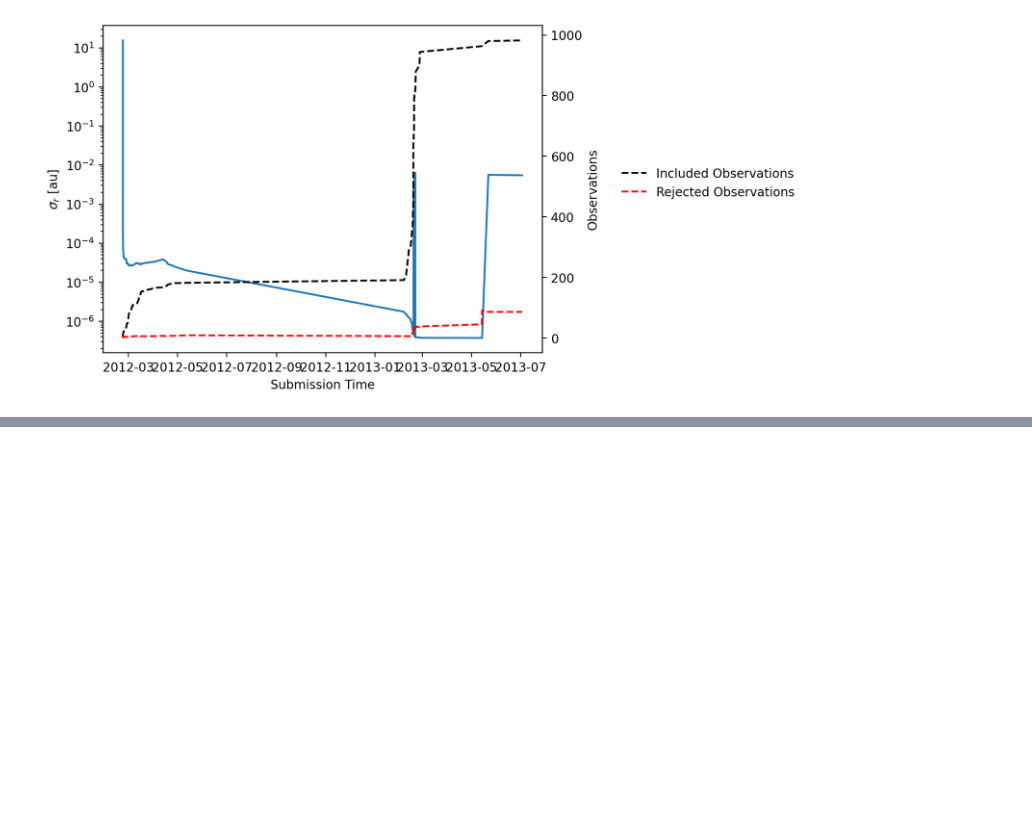
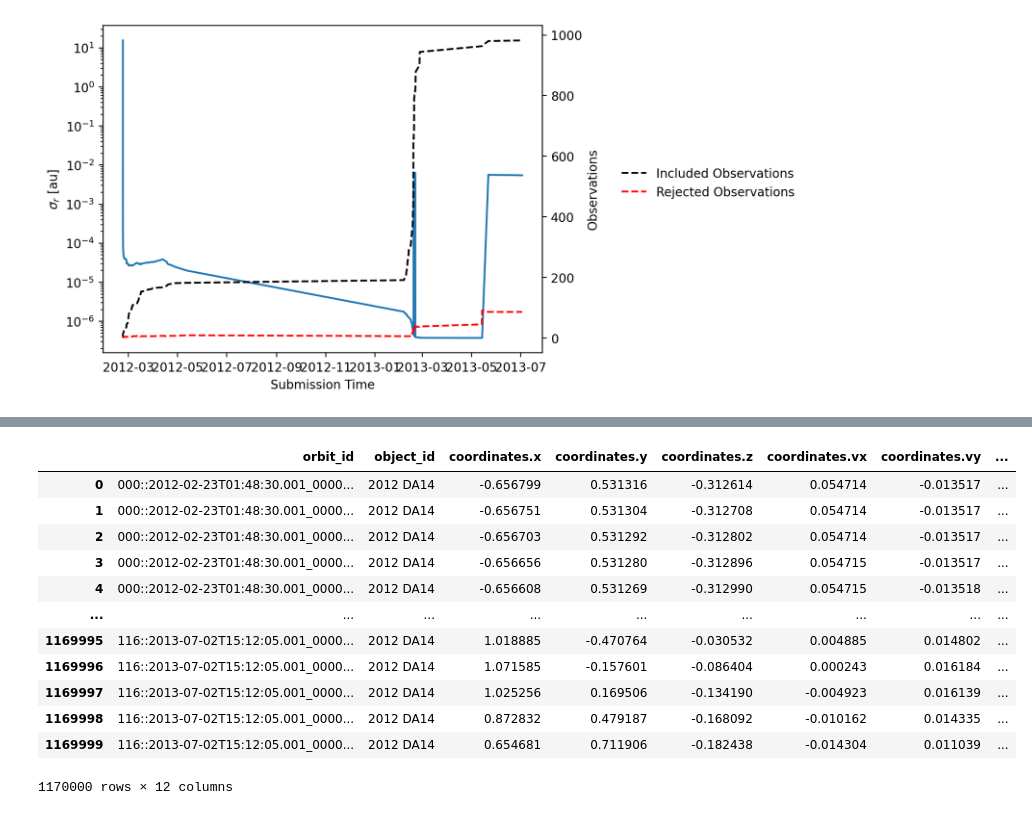
Before and after one commit to moeyensj/experimental_notebooks, a Jupyter notebook: openspace_uncertainty/orbit_fitting.ipynb, the cells around one changed output, grey strips where cells are left out. Cells and saved outputs as stored; diff of their text form; code cells hidden in the pictures; blank space fills up the shorter version.

Commit message:
Add variant propagation between submissions

```diff
--- a/openspace_uncertainty/orbit_fitting.ipynb
+++ b/openspace_uncertainty/orbit_fitting.ipynb
@@ -9,3 +9,9 @@ from mpcq.client import MPCObservationsClient
 from mpcq.utils import observations_to_dataframe, submissions_to_dataframe
 
 client = MPCObservationsClient.connect_using_gcloud()
+# %%
+import ray
+
+max_processes = 10
+if not ray.is_initialized():
+    ray.init(num_cpus=max_processes)
@@ -285,0 +401,16 @@ ax2.legend(frameon=False, bbox_to_anchor=(1.6, 0.6))
+# %%
+propagated_variants.to_dataframe()
+# %% [output]
+|  | orbit_id | object_id | coordinates.x | coordinates.y | coordinates.z | coordinates.vx | coordinates.vy | ... |
+| 0 | 000::2012-02-23T01:48:30.001_0000... | 2012 DA14 | -0.656799 | 0.531316 | -0.312614 | 0.054714 | -0.013517 | ... |
+| 1 | 000::2012-02-23T01:48:30.001_0000... | 2012 DA14 | -0.656751 | 0.531304 | -0.312708 | 0.054714 | -0.013517 | ... |
+| 2 | 000::2012-02-23T01:48:30.001_0000... | 2012 DA14 | -0.656703 | 0.531292 | -0.312802 | 0.054714 | -0.013517 | ... |
+| 3 | 000::2012-02-23T01:48:30.001_0000... | 2012 DA14 | -0.656656 | 0.531280 | -0.312896 | 0.054715 | -0.013517 | ... |
+| 4 | 000::2012-02-23T01:48:30.001_0000... | 2012 DA14 | -0.656608 | 0.531269 | -0.312990 | 0.054715 | -0.013518 | ... |
+| ... | ... | ... | ... | ... | ... | ... | ... | ... |
+| 1169995 | 116::2013-07-02T15:12:05.001_0000... | 2012 DA14 | 1.018885 | -0.470764 | -0.030532 | 0.004885 | 0.014802 | ... |
+| 1169996 | 116::2013-07-02T15:12:05.001_0000... | 2012 DA14 | 1.071585 | -0.157601 | -0.086404 | 0.000243 | 0.016184 | ... |
+| 1169997 | 116::2013-07-02T15:12:05.001_0000... | 2012 DA14 | 1.025256 | 0.169506 | -0.134190 | -0.004923 | 0.016139 | ... |
+| 1169998 | 116::2013-07-02T15:12:05.001_0000... | 2012 DA14 | 0.872832 | 0.479187 | -0.168092 | -0.010162 | 0.014335 | ... |
+| 1169999 | 116::2013-07-02T15:12:05.001_0000... | 2012 DA14 | 0.654681 | 0.711906 | -0.182438 | -0.014304 | 0.011039 | ... |
+1170000 rows × 12 columns
```
Also changed, not shown: parts of 5 cells of this notebook.
